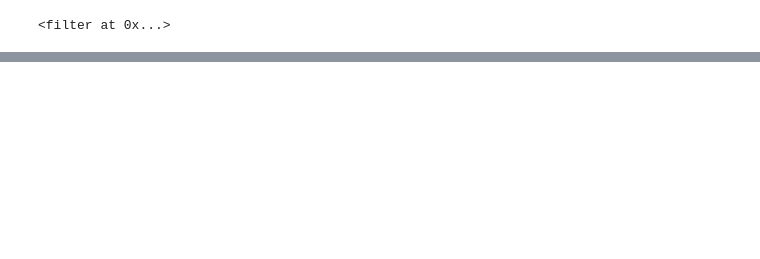
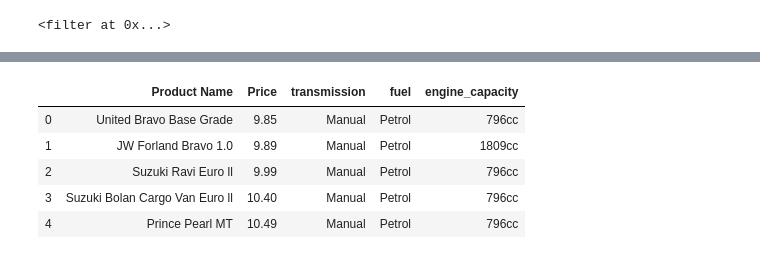
Before and after one commit to Mussabaheen/web_scrapping_pak_wheels, a Jupyter notebook: DA_PROJECT.ipynb, the cells around one changed output, grey strips where cells are left out. Cells and saved outputs as stored; diff of their text form; code cells hidden in the pictures; blank space fills up the shorter version.

```diff
--- a/DA_PROJECT.ipynb
+++ b/DA_PROJECT.ipynb
@@ -171,0 +286,9 @@ Name: Price, dtype: float64
+# %%
+df.groupby('transmission
+# %% [output]
+|  | Product Name | Price | transmission | fuel | engine_capacity |
+| 0 | United Bravo Base Grade | 9.85 | Manual | Petrol | 796cc |
+| 1 | JW Forland Bravo 1.0 | 9.89 | Manual | Petrol | 1809cc |
+| 2 | Suzuki Ravi Euro ll | 9.99 | Manual | Petrol | 796cc |
+| 3 | Suzuki Bolan Cargo Van Euro ll | 10.40 | Manual | Petrol | 796cc |
+| 4 | Prince Pearl MT | 10.49 | Manual | Petrol | 796cc |
```
Also changed, not shown: parts of 16 cells of this notebook, 1 other file.
